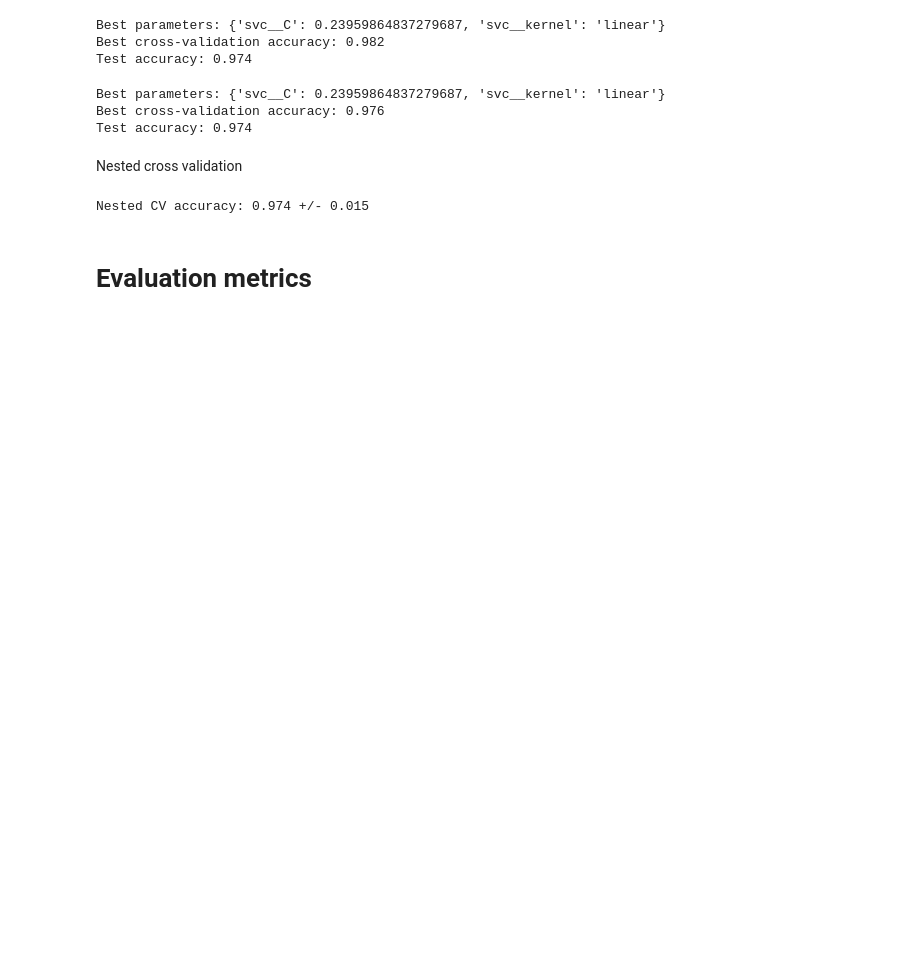
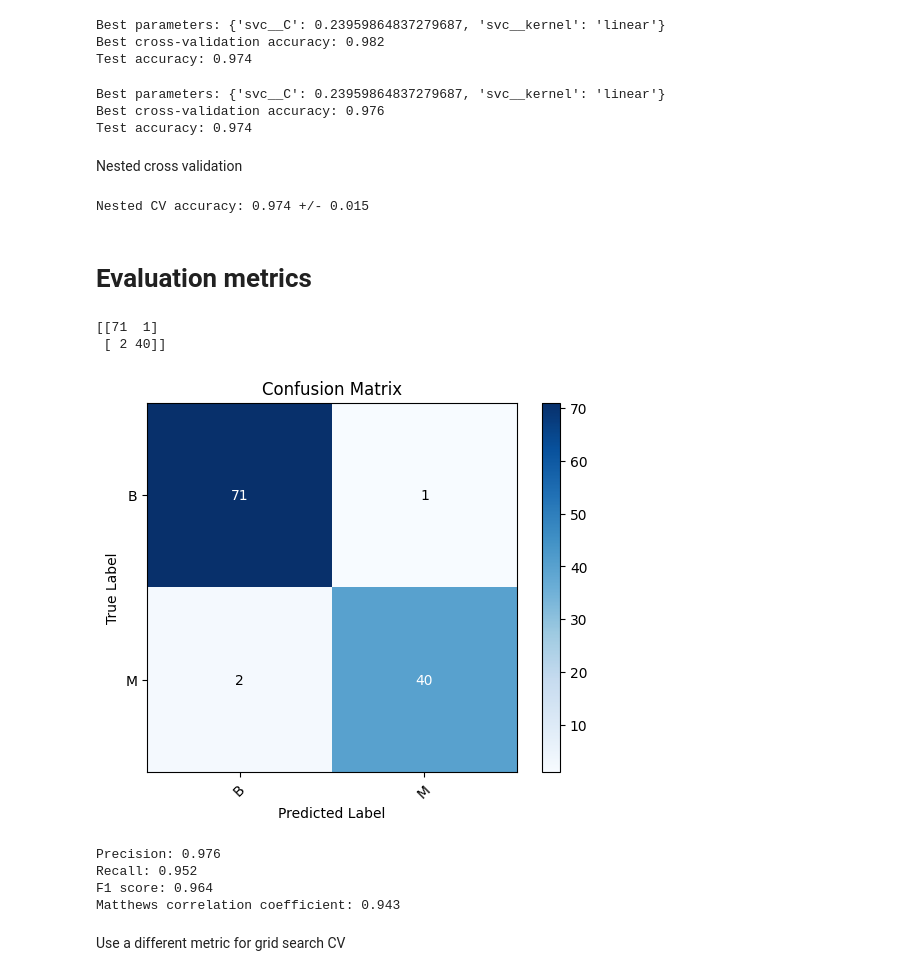
Before and after one commit to hieundx/ML-pytorch-sklearn, a Jupyter notebook: chapter 6 - best practices.ipynb, the cells around one changed output. Cells and saved outputs as stored; diff of their text form; code cells hidden in the pictures; blank space fills up the shorter version.

Commit message:
metrics & dealing with imba datasets

```diff
--- a/chapter 6 - best practices.ipynb
+++ b/chapter 6 - best practices.ipynb
@@ -287,3 +287,52 @@ print(f'Nested CV accuracy: {nested_scores.mean():.3f} +/- {nested_scores.std():
 Nested CV accuracy: 0.974 +/- 0.015
 # %% [markdown]
 # Evaluation metrics
+# %%
+from sklearn.metrics import confusion_matrix
+pipe_svc.fit(X_train, y_train)
+y_pred = pipe_svc.predict(X_test)
+confmat = confusion_matrix(y_true=y_test, y_pred=y_pred)
+print(confmat)
+# %% [output]
+[[71  1]
+ [ 2 40]]
+# %%
+import numpy as np
+import matplotlib.pyplot as plt
+from sklearn.metrics import confusion_matrix
+
+def confmat_plot(y_true, y_pred, classes):
+    """
+    Plot the confusion matrix.
+
+    Parameters:
+    y_true (array-like): The true labels.
+    y_pred (array-like): The predicted labels.
+    classes (array-like): The class labels.
+
+    Returns:
+    None
+    """
+    confmat = confusion_matrix(y_true, y_pred)
+    plt.imshow(confmat, interpolation='nearest', cmap=plt.cm.Blues)
+    plt.title("Confusion Matrix")
+    plt.colorbar()
+    tick_marks = np.arange(len(classes))
+    plt.xticks(tick_marks, classes, rotation=45)
+    plt.yticks(tick_marks, classes)
+    plt.xlabel("Predicted Label")
+    plt.ylabel("True Label")
+
+     # Display label counts in each cell
+    for i in range(confmat.shape[0]):
+        for j in range(confmat.shape[1]):
+            plt.text(j, i, str(confmat[i, j]),
+                     horizontalalignment="center",
+                     verticalalignment="center",
+                     color="white" if confmat[i, j] > confmat[i, :].sum() / 2 else "black")
+
+    plt.show()
+# %%
+confmat_plot(y_true=y_test, y_pred=y_pred, classes=le.classes_)
+# %% [output]
+[figure, added]
@@ -289,0 +361,13 @@ Nested CV accuracy: 0.974 +/- 0.015
+# %%
+precision, recall, f1, mcc = calculate_metrics(y_true=y_test, y_pred=y_pred)
+print(f'Precision: {precision:.3f}')
+print(f'Recall: {recall:.3f}')
+print(f'F1 score: {f1:.3f}')
+print(f'Matthews correlation coefficient: {mcc:.3f}')
+# %% [output]
+Precision: 0.976
+Recall: 0.952
+F1 score: 0.964
+Matthews correlation coefficient: 0.943
+# %% [markdown]
+Use a different metric for grid search CV
```
Also changed, not shown: parts of 7 cells of this notebook.
